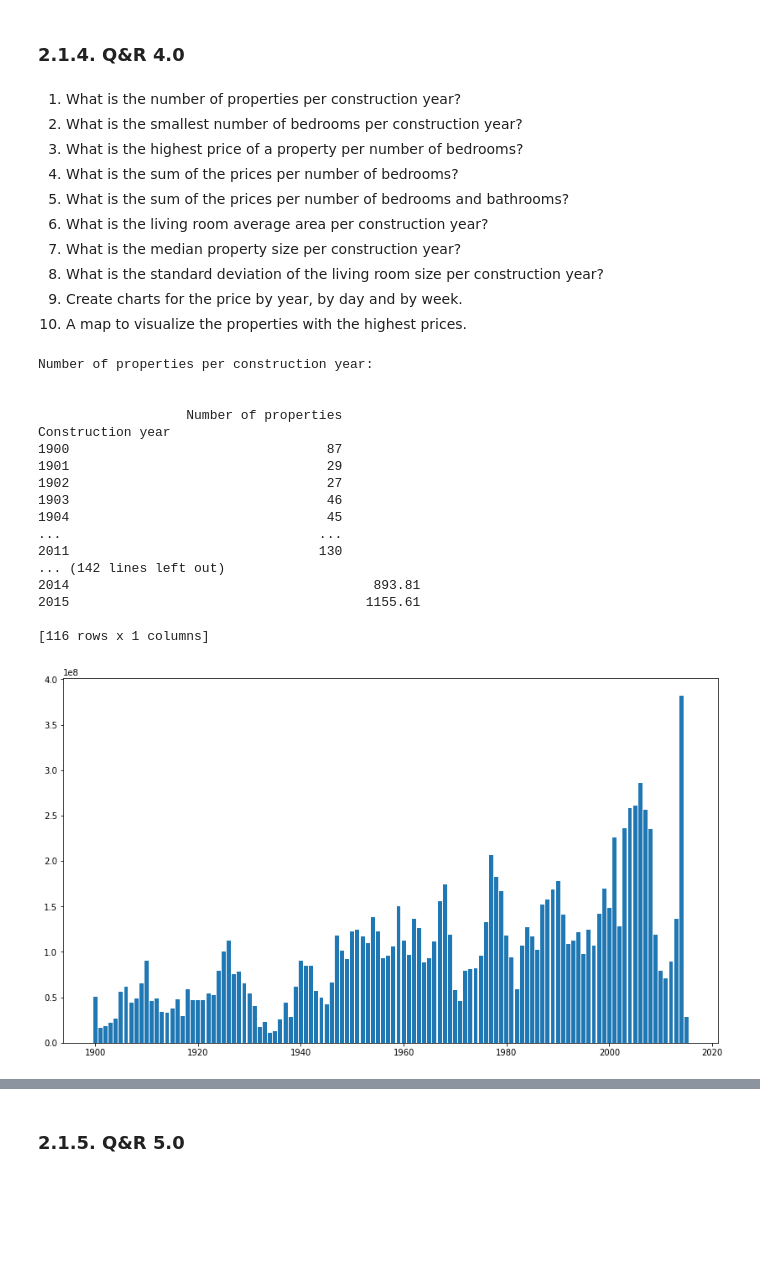
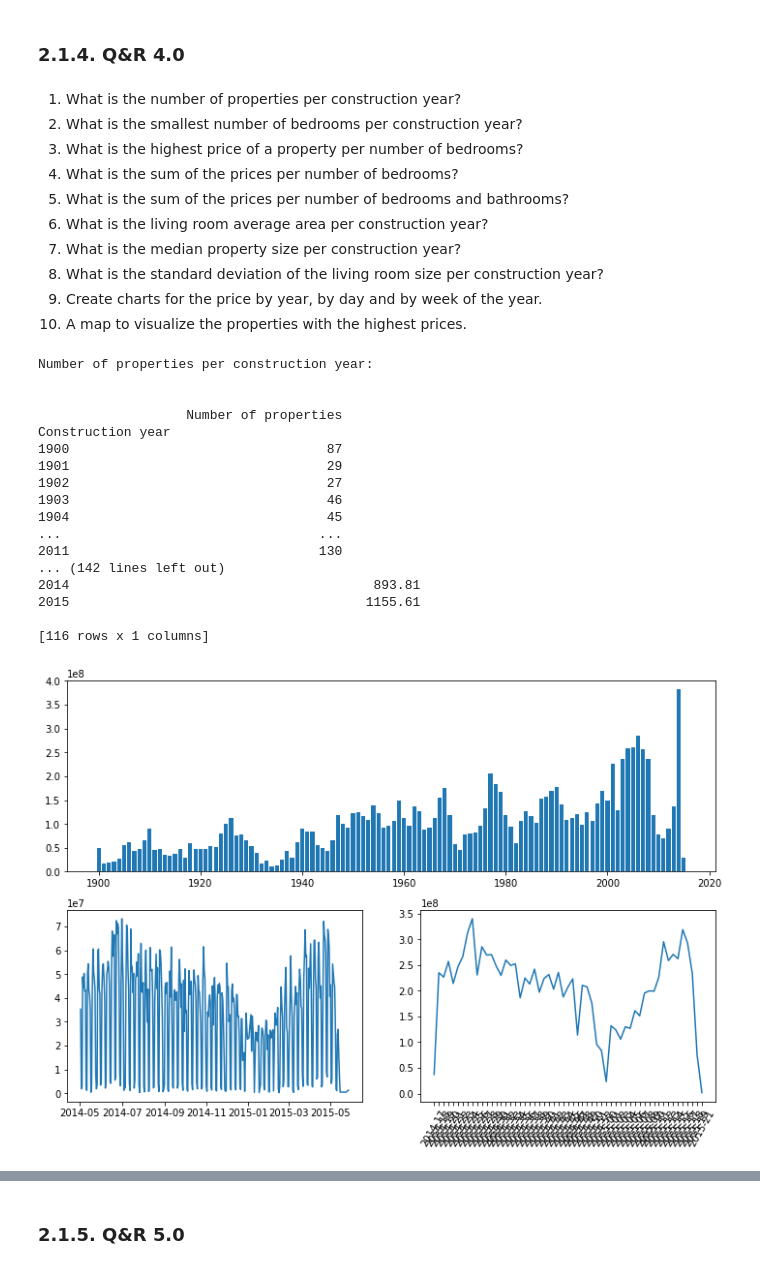
Before and after one commit to lucasquemelli/House_Rocket, a Jupyter notebook: house_rocket_insight.ipynb, the cells around one changed output, grey strips where cells are left out. Saved outputs shown, nothing was run; the diff lists cells and outputs as text; code cells hidden in the pictures; blank space fills up the shorter version.

```diff
--- a/house_rocket_insight.ipynb
+++ b/house_rocket_insight.ipynb
@@ -1017,7 +1019,7 @@ New dataset with column 'house_age':
 6. What is the living room average area per construction year?
 7. What is the median property size per construction year?
 8. What is the standard deviation of the living room size per construction year?
-9. Create charts for the price by year, by day and by week.
+9. Create charts for the price by year, by day and by week of the year.
 10. A map to visualize the properties with the highest prices.
 # %%
 def question_one(dataset):
@@ -1092,14 +1094,31 @@ def question_eight(dataset):
     return std_liv
 
 def question_nine(data):
+    fig = plt.figure(figsize=(12,8))
+    specs = gridspec.GridSpec(ncols=2,nrows=2,figure=fig)
+
+    ax1 = fig.add_subplot(specs[0,:])
+    ax2 = fig.add_subplot(specs[1,0])
+    ax3 = fig.add_subplot(specs[1,1])
+
     df4 = data.copy()
     df4['yr_built'] = pd.to_datetime(df4['yr_built']).dt.year
     price_year = df4[['price','yr_built']].groupby('yr_built').sum().reset_index()
 
-    plt.figure(figsize=(14,8))
-    plt.bar(price_year['yr_built'],price_year['price'])
+    ax1.bar(price_year['yr_built'],price_year['price'])
 
-    return df4
+    price_day = data[['price','date']].groupby('date').sum().reset_index()
+
+    ax2.plot(price_day['date'],price_day['price'])
+
+    df5 = data.copy()
+    df5['date'] = pd.to_datetime(df5['date']).dt.strftime('%Y-%U')
+    price_week = df5[['price','date']].groupby('date').sum().reset_index()
+
+    ax3.plot(price_week['date'],price_week['price'])
+    plt.xticks(rotation=60);
+
+    return df4, price_day, df5
 
 if __name__ == '__main__':
 
@@ -1110,32 +1129,32 @@ if __name__ == '__main__':
     max_price_bed = question_three(data)
 
     sum_price_bed = question_four(data)
 
     bed_bath = question_five(data)
 
     mean_liv = question_six(dataset)
 
     median_liv = question_seven(dataset)
 
     std_liv = question_eight(dataset)
 
-    df4 = question_nine(data)
+    df4, price_day, df5 = question_nine(data)
 # %% [output]
 Number of properties per construction year:
 
 
                    Number of properties
 Construction year
 1900                                 87
 1901                                 29
 1902                                 27
 1903                                 46
 1904                                 45
 ...                                 ...
 2011                                130
 ... (142 lines left out)
 2014                                       893.81
 2015                                      1155.61
 
 [116 rows x 1 columns]
-[figure, old version]
+[figure, new version]
```
Also changed, not shown: parts of 2 cells of this notebook.
